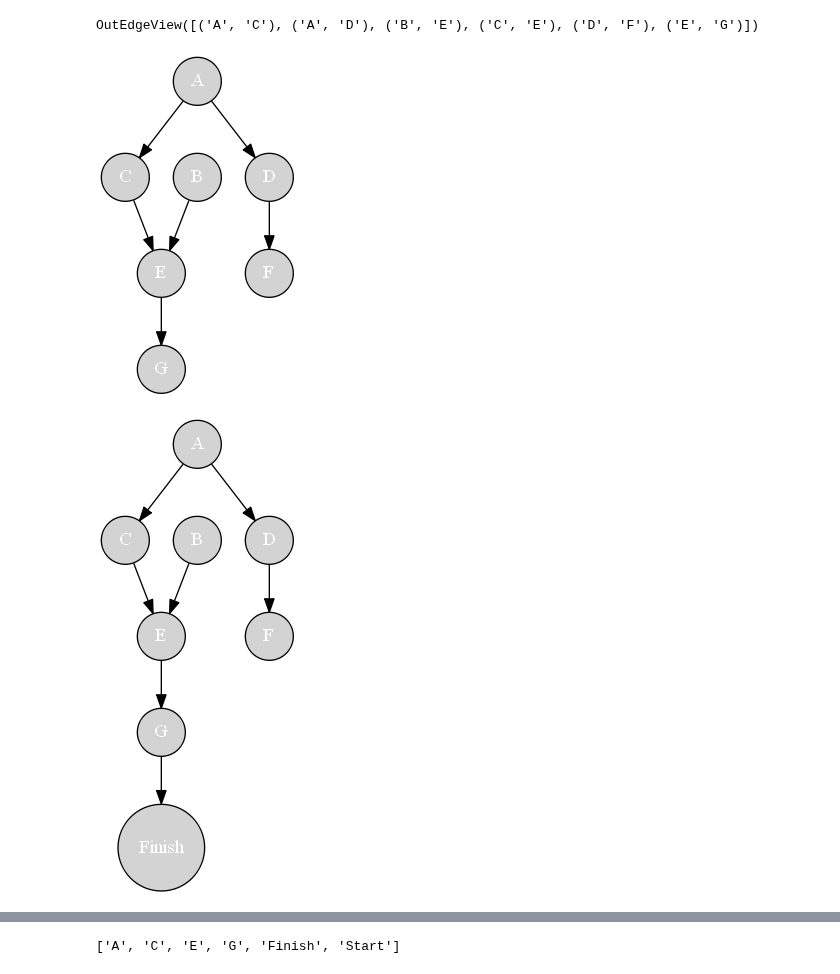
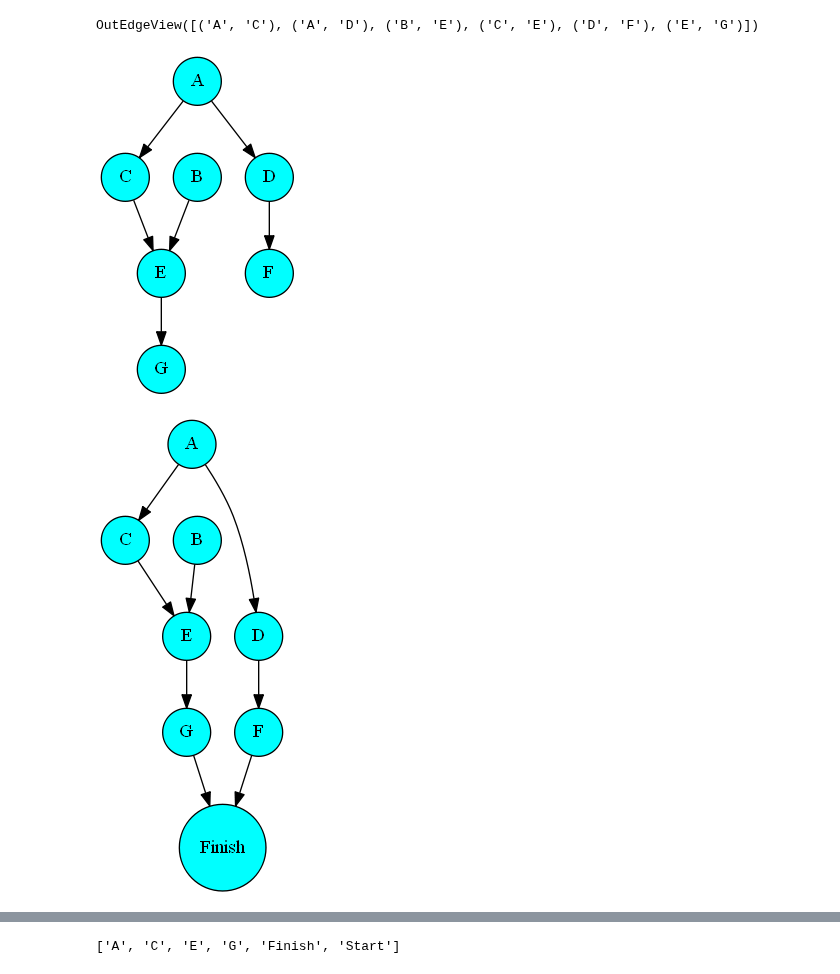
Before and after one commit to IvanHalim/DAG-project, a Jupyter notebook: Parsing.ipynb, the cells around one changed output, grey strips where cells are left out. Saved outputs shown, nothing was run; the diff lists cells and outputs as text; code cells hidden in the pictures.

```diff
--- a/Parsing.ipynb
+++ b/Parsing.ipynb
@@ -76,40 +76,46 @@ OutEdgeView([('A', 'C'), ('A', 'D'), ('B', 'E'), ('C', 'E'), ('D', 'F'), ('E', '
 import networkx.drawing.nx_pydot as pdt
 from IPython.display import Image, display
 
-def display_graph(G):
+def display_graph(G, fillcolor='cyan', fontcolor='black'):
     A = pdt.to_pydot(G)
     for i, node in enumerate(A.get_nodes()):
         node.set_shape('circle')
         node.set_style('filled')
-        node.set_fontcolor('#FFFFFF')
+
+        if 'fillcolor' not in node.get_attributes().keys():
+            node.set_fillcolor(fillcolor)
+
+        if 'fontcolor' not in node.get_attributes().keys():
+            node.set_fontcolor(fontcolor)
+
     plt = Image(A.create_png())
     display(plt)
 
 display_graph(G)
 # %% [output]
-[figure, old version]
+[figure, new version]
 # %%
 def add_finish_node(G, leaf_nodes=None):
 
     if G.has_node('Finish'):
         G.remove_node('Finish')
 
     if leaf_nodes is None:
         leaf_nodes = [node for node in G.nodes() if not list(G.successors(node))]
 
     G.add_node('Finish')
     G.node['Finish']['Optimistic'] = 0
     G.node['Finish']['Normal'] = 0
     G.node['Finish']['Pessimistic'] = 0
     G.node['Finish']['Expected'] = 0
     for node in leaf_nodes:
         G.add_edge(node, 'Finish')
     return G
 
-G = add_finish_node(G, leaf_nodes=['G'])
+G = add_finish_node(G)
 display_graph(G)
 # %% [output]
-[figure, old version]
+[figure, new version]
 # %%
 def add_start_node(G, finish_node=None):
 
```
Also changed, not shown: parts of 7 cells of this notebook.
